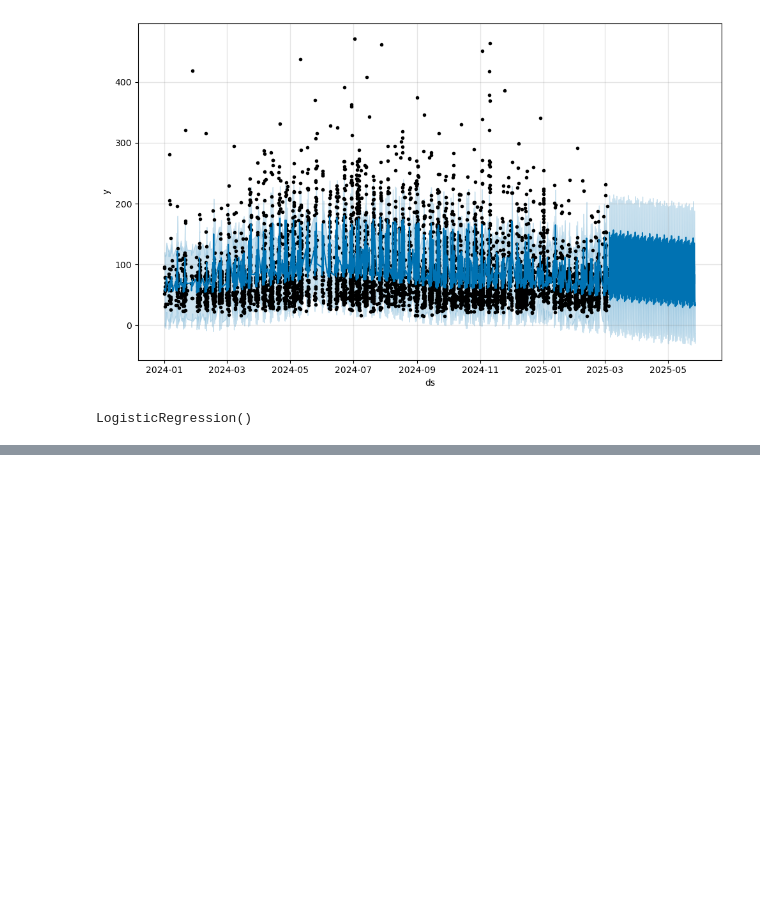
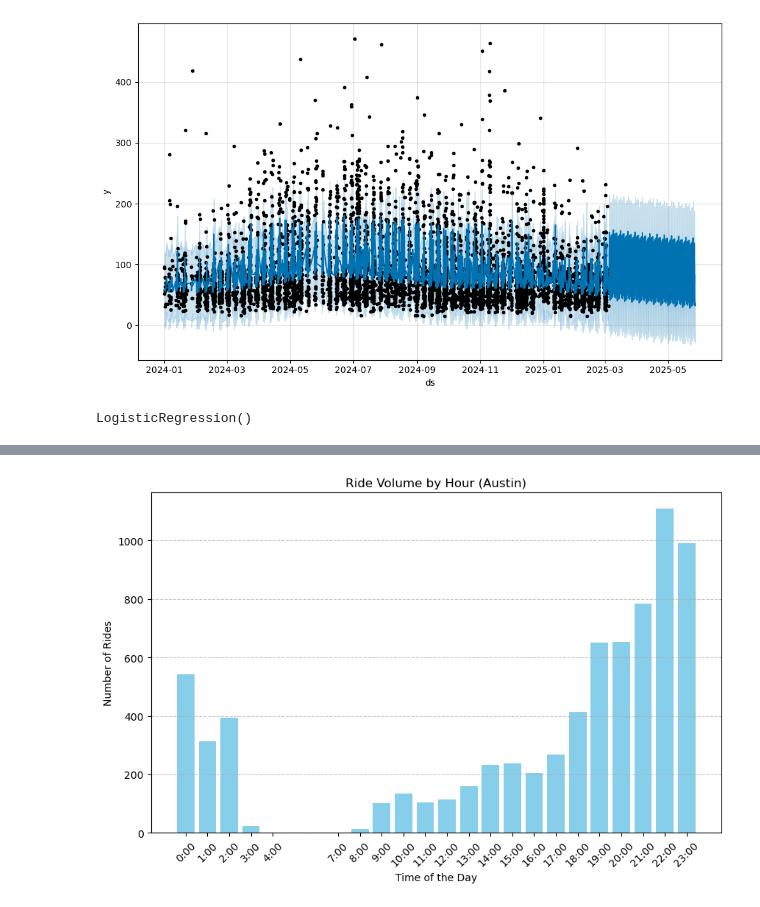
Before and after one commit to jchay3/james_hay_project_2_Compare_ride_patterns_and_predictive_modeling_of_rides_by-_transport_x, a Jupyter notebook: james_workbook_for_austin.ipynb, the cells around one changed output, grey strips where cells are left out. Saved outputs shown, nothing was run; the diff lists cells and outputs as text; code cells hidden in the pictures; blank space fills up the shorter version.

```diff
--- a/james_workbook_for_austin.ipynb
+++ b/james_workbook_for_austin.ipynb
@@ -1018,0 +1055,15 @@ weighted avg       0.72      0.71      0.70      1490
+# %%
+# Format hours for x-axis labels
+time_labels = [f"{h}:00" for h in ride_counts_per_hour['hour']]
+# %%
+# Plot ride frequency by hour with time labels
+plt.figure(figsize=(10,6))
+plt.bar(ride_counts_per_hour['hour'], ride_counts_per_hour['ride_count'], color='skyblue')
+plt.xlabel("Time of the Day")
+plt.ylabel("Number of Rides")
+plt.title("Ride Volume by Hour (Austin)")
+plt.xticks(ride_counts_per_hour['hour'], time_labels, rotation=45)  # Rotate for better readability
+plt.grid(axis='y', linestyle='--', alpha=0.7)
+plt.show()
+# %% [output]
+[figure, added]
```
Also changed, not shown: parts of 31 cells of this notebook, 1 other file.
